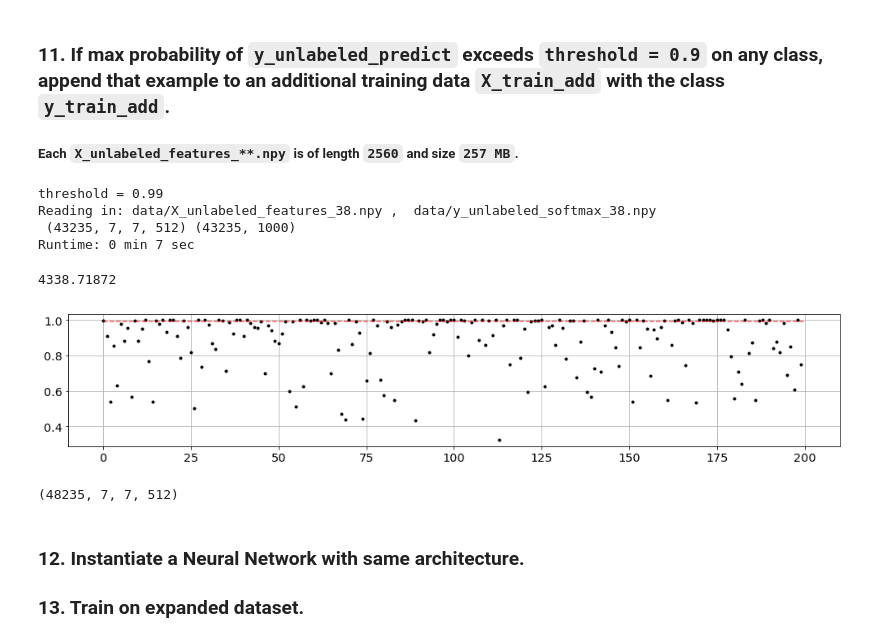
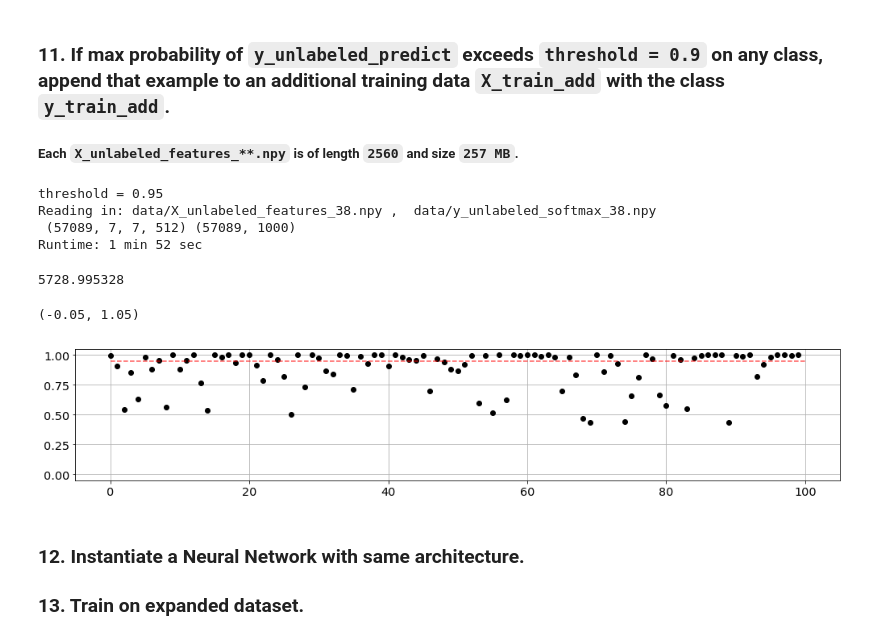
Before and after one commit to ozkansafak/Fellowship.AI-STL-10, a Jupyter notebook: main.ipynb, the cells around one changed output. Cells and saved outputs as stored; diff of their text form; code cells hidden in the pictures.

```diff
--- a/main.ipynb
+++ b/main.ipynb
@@ -364,7 +466,7 @@ Test Accuracy = 93.27 %
 # %%
 start = time.time()
 
-threshold = .99
+threshold = .95
 outX = []
 outy = []
 
@@ -409,25 +511,25 @@ y_train_add = np.concatenate(outy)
 print('\n', X_train_add_features.shape, y_train_add.shape)
 print_runtime(start)
 # %% [output]
-threshold = 0.99
+threshold = 0.95
 Reading in: data/X_unlabeled_features_38.npy ,  data/y_unlabeled_softmax_38.npy
- (43235, 7, 7, 512) (43235, 1000)
-Runtime: 0 min 7 sec
+ (57089, 7, 7, 512) (57089, 1000)
+Runtime: 1 min 52 sec
 # %%
 X_train_add_features.nbytes/1e6
 # %% [output]
-4338.71872
+5728.995328
 # %%
-plt.plot(prob[:200],'k.');
-plt.plot([0,200],[threshold]*2, 'r--', alpha = .65);
+plt.plot(prob[:100],'ko');
+plt.plot([0,100],[threshold]*2, 'r--', alpha = .65);
+plt.gca().set_ylim([-0.05,1.05])
 # %% [output]
+(-0.05, 1.05)
-[figure, old version]
+[figure, new version]
 # %%
-X_train_features_xpand = np.concatenate([X_train_features, X_train_add_features])
-y_train_xpand = np.concatenate([y_train, y_train_add])
-X_train_features_xpand.shape
+# X_train_features_xpand = np.concatenate([X_train_features, X_train_add_features])
+# y_train_xpand = np.concatenate([y_train, y_train_add])
+# X_train_features_xpand.shape
-# %% [output]
-(48235, 7, 7, 512)
 # %% [markdown]
 ### 12. Instantiate a Neural Network with same architecture.
 ### 13. Train on expanded dataset.
```
Also changed, not shown: parts of 17 cells of this notebook, 2 other files.
